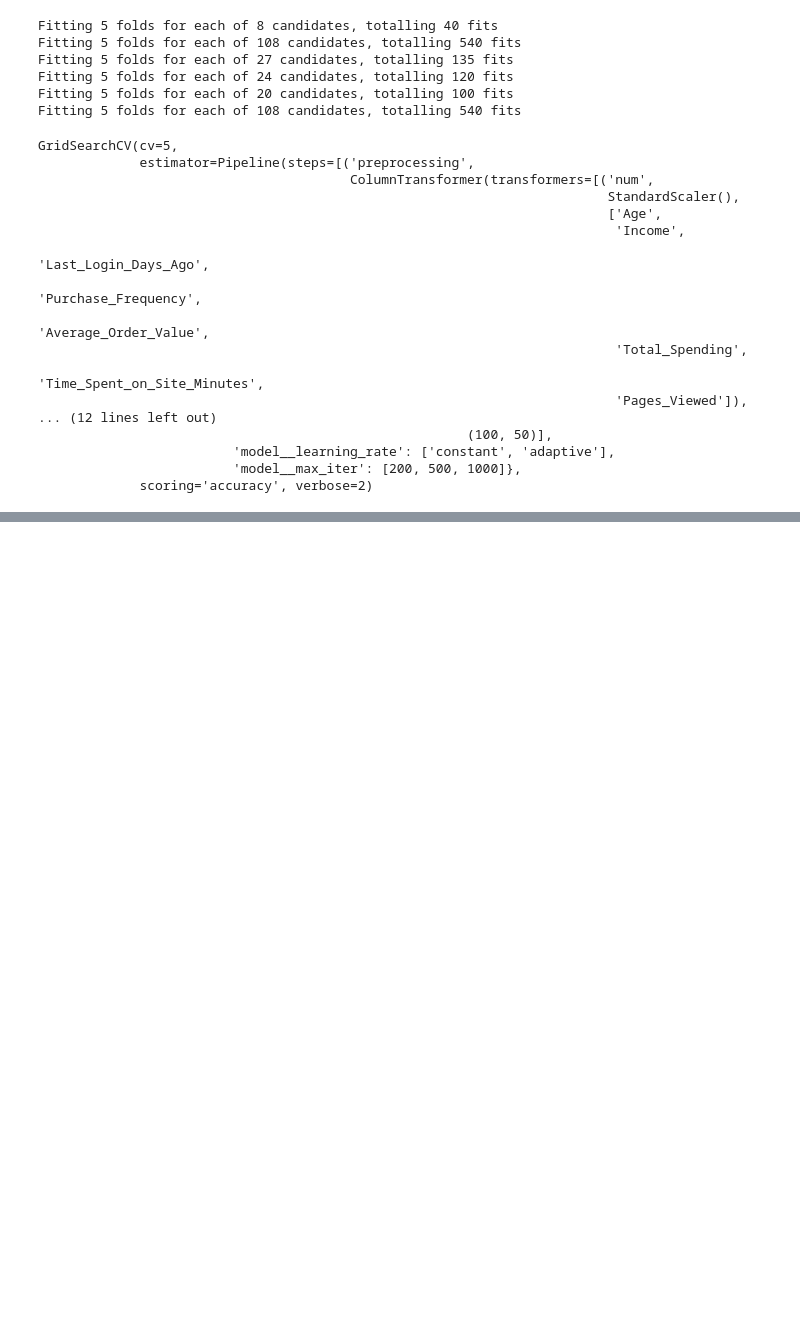
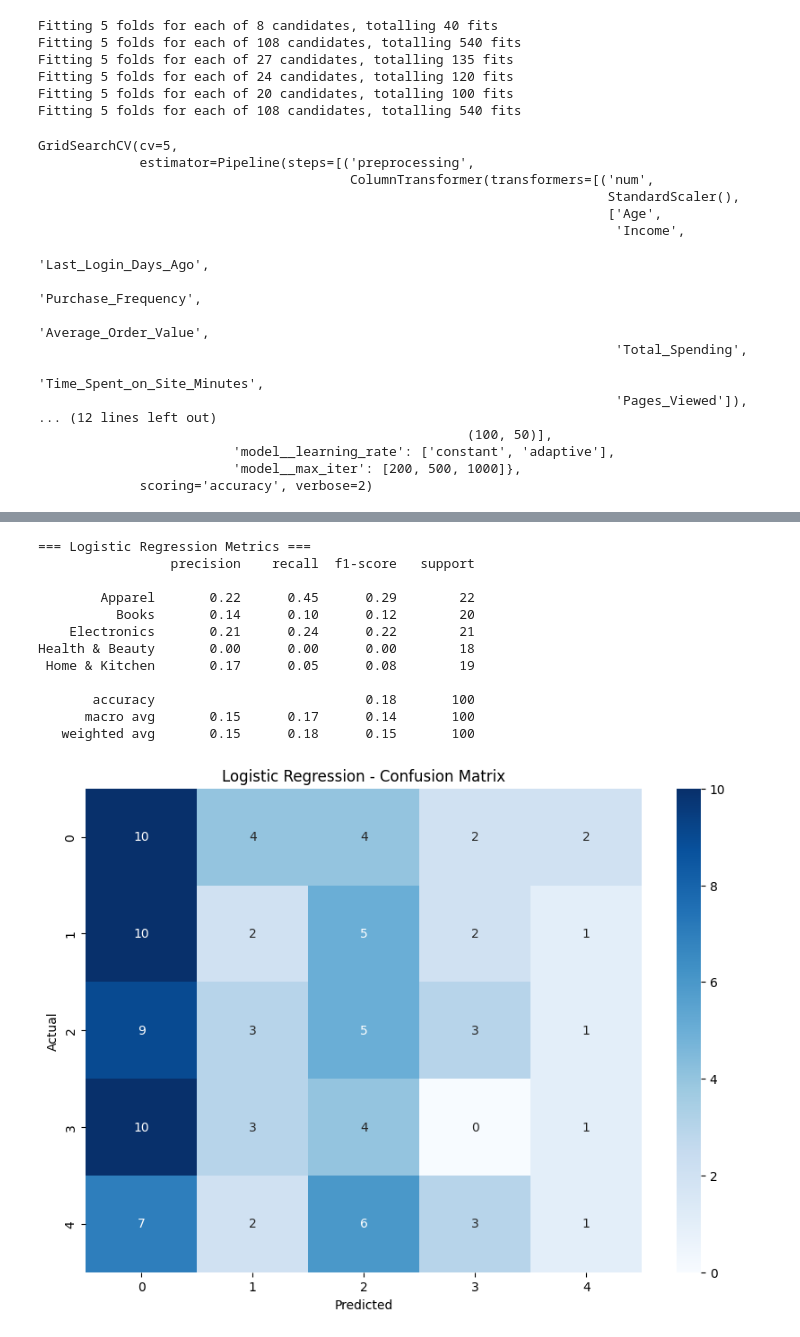
Before and after one commit to Ernesto-B/ML-Product-Recommendation, a Jupyter notebook: main.ipynb, the cells around one changed output, grey strips where cells are left out. Cells and saved outputs as stored; diff of their text form; code cells hidden in the pictures; blank space fills up the shorter version.

```diff
--- a/main.ipynb
+++ b/main.ipynb
@@ -109,7 +109,7 @@ preprocessor = ColumnTransformer(
     ]
 )
 
-pca = PCA(n_components=0.90)
+pca = PCA(n_components=10)
 
 # Pipelines implementing the preprocessing and models
 logistic_regression_pipeline = Pipeline([
@@ -374,0 +350,68 @@ MLP Accuracy: 0.18
+# %%
+from sklearn.metrics import accuracy_score, classification_report, confusion_matrix, recall_score, precision_score, f1_score
+
+# Predicting with best estimators found using GridSearch
+y_pred_lr = logistic_search.best_estimator_.predict(X_test)
+y_pred_rf = random_forest_search.best_estimator_.predict(X_test)
+y_pred_gb = gradient_boosting_search.best_estimator_.predict(X_test)
+y_pred_svc = svc_search.best_estimator_.predict(X_test)
+y_pred_knn = knn_search.best_estimator_.predict(X_test)
+y_pred_mlp = mlp_search.best_estimator_.predict(X_test)
+
+# Dictionary to store results
+results = []
+
+def evaluate_model(model_name, y_test, y_pred):
+    # Calculating metrics for the model
+    report = classification_report(y_test, y_pred)
+    accuracy = accuracy_score(y_test, y_pred)
+    precision = precision_score(y_test, y_pred, average='weighted')
+    recall = recall_score(y_test, y_pred, average='weighted')
+    f1 = f1_score(y_test, y_pred, average='weighted')
+
+    # Save model metrics to results dictionary
+    results.append({
+        'Model': model_name,
+        'Accuracy': accuracy,
+        'Precision': precision,
+        'Recall': recall,
+        'F1 Score': f1
+    })
+
+    # Print the classification report for the model
+    print(f"\n=== {model_name} Metrics ===")
+    print(report)
+
+    # Plot confusion matrix for the model
+    conf_matrx = confusion_matrix(y_test, y_pred)
+    plt.figure(figsize=(10, 7))
+    sns.heatmap(conf_matrx, annot=True, fmt='d', cmap='Blues')
+    plt.title(f'{model_name} - Confusion Matrix')
+    plt.xlabel('Predicted')
+    plt.ylabel('Actual')
+    plt.show()
+
+# Evaluate each model
+evaluate_model("Logistic Regression", y_test, y_pred_lr)
+evaluate_model("Random Forest", y_test, y_pred_rf)
+evaluate_model("Gradient Boosting", y_test, y_pred_gb)
+evaluate_model("SVC", y_test, y_pred_svc)
+evaluate_model("KNN", y_test, y_pred_knn)
+evaluate_model("MLP Neural Network", y_test, y_pred_mlp)
+
+# Convert results list to DataFrame so we can then use it to make more graphs
+results_df = pd.DataFrame(results)
+# %% [output]
+=== Logistic Regression Metrics ===
+                 precision    recall  f1-score   support
+
+        Apparel       0.22      0.45      0.29        22
+          Books       0.14      0.10      0.12        20
+    Electronics       0.21      0.24      0.22        21
+Health & Beauty       0.00      0.00      0.00        18
+ Home & Kitchen       0.17      0.05      0.08        19
+
+       accuracy                           0.18       100
+      macro avg       0.15      0.17      0.14       100
+   weighted avg       0.15      0.18      0.15       100
+[figure, added]
```
Also changed, not shown: parts of 7 cells of this notebook.
